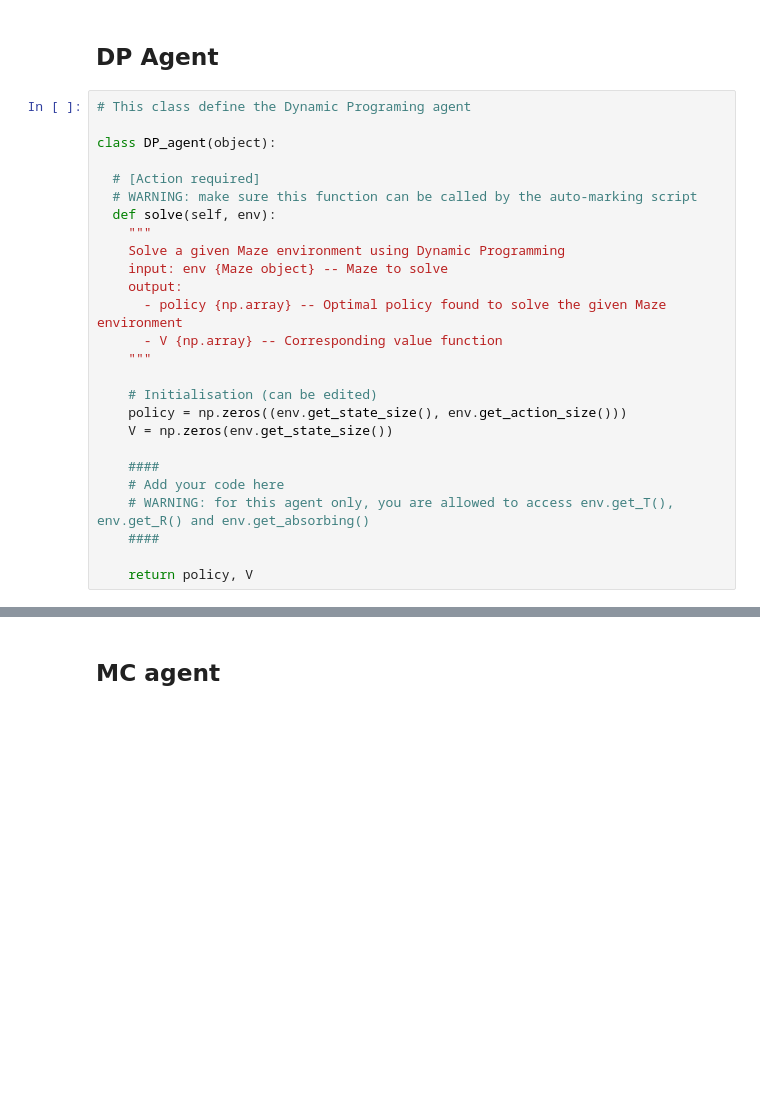
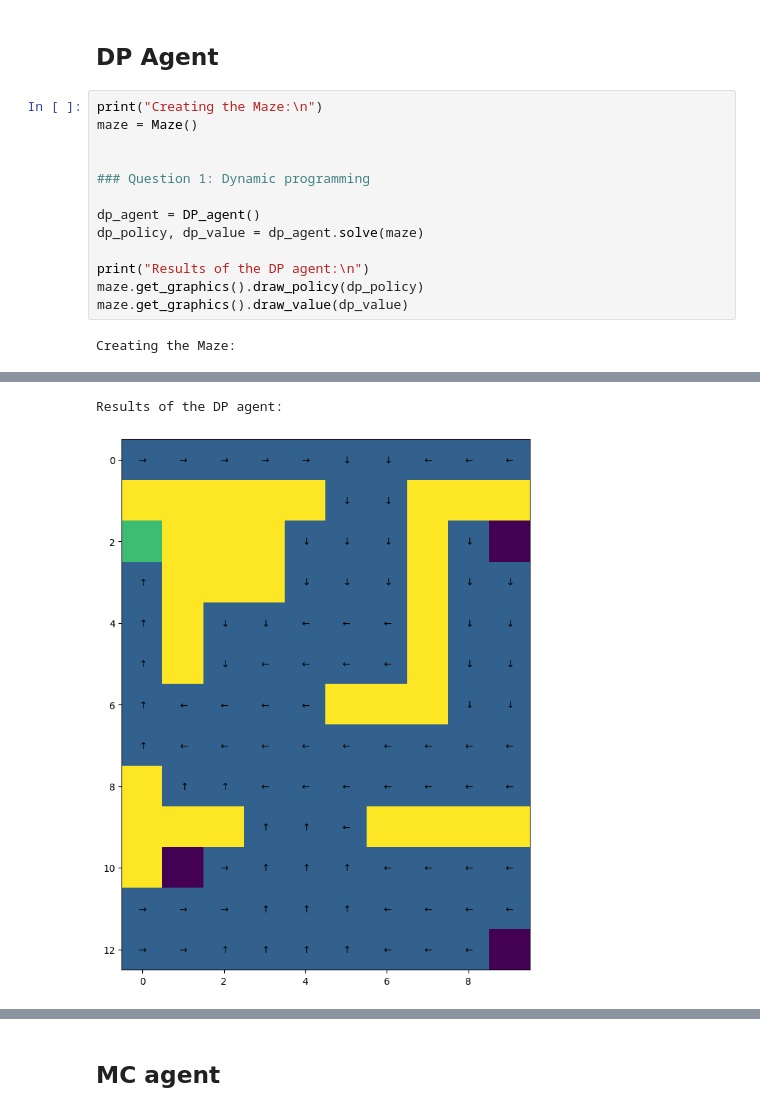
Before and after one commit to igor-sadalski/MSc_CW, a Jupyter notebook: coursework_1_maze(1).ipynb, the cells around one changed output, grey strips where cells are left out. Saved outputs shown, nothing was run; the diff lists cells and outputs as text; blank space fills up the shorter version.

```diff
--- a/coursework_1_maze(1).ipynb
+++ b/coursework_1_maze(1).ipynb
@@ -407,28 +753,17 @@ class Maze(object):
 # %% [markdown]
 ## DP Agent
-# %%
-# This class define the Dynamic Programing agent
-
-class DP_agent(object):
-
-  # [Action required]
-  # WARNING: make sure this function can be called by the auto-marking script
-  def solve(self, env):
-    """
-    Solve a given Maze environment using Dynamic Programming
-    input: env {Maze object} -- Maze to solve
-    output:
-      - policy {np.array} -- Optimal policy found to solve the given Maze environment
-      - V {np.array} -- Corresponding value function
-    """
-
-    # Initialisation (can be edited)
-    policy = np.zeros((env.get_state_size(), env.get_action_size()))
-    V = np.zeros(env.get_state_size())
-
-    ####
-    # Add your code here
-    # WARNING: for this agent only, you are allowed to access env.get_T(), env.get_R() and env.get_absorbing()
-    ####
-
-    return policy, V
+# %%
+print("Creating the Maze:\n")
+maze = Maze()
+
+
+### Question 1: Dynamic programming
+
+dp_agent = DP_agent()
+dp_policy, dp_value = dp_agent.solve(maze)
+
+print("Results of the DP agent:\n")
+maze.get_graphics().draw_policy(dp_policy)
+maze.get_graphics().draw_value(dp_value)
+# %% [output]
+Creating the Maze:
@@ -434,0 +771,2 @@ class DP_agent(object):
+Results of the DP agent:
+[figure, added]
```
Also changed, not shown: parts of 8 cells of this notebook, 4 other files.
